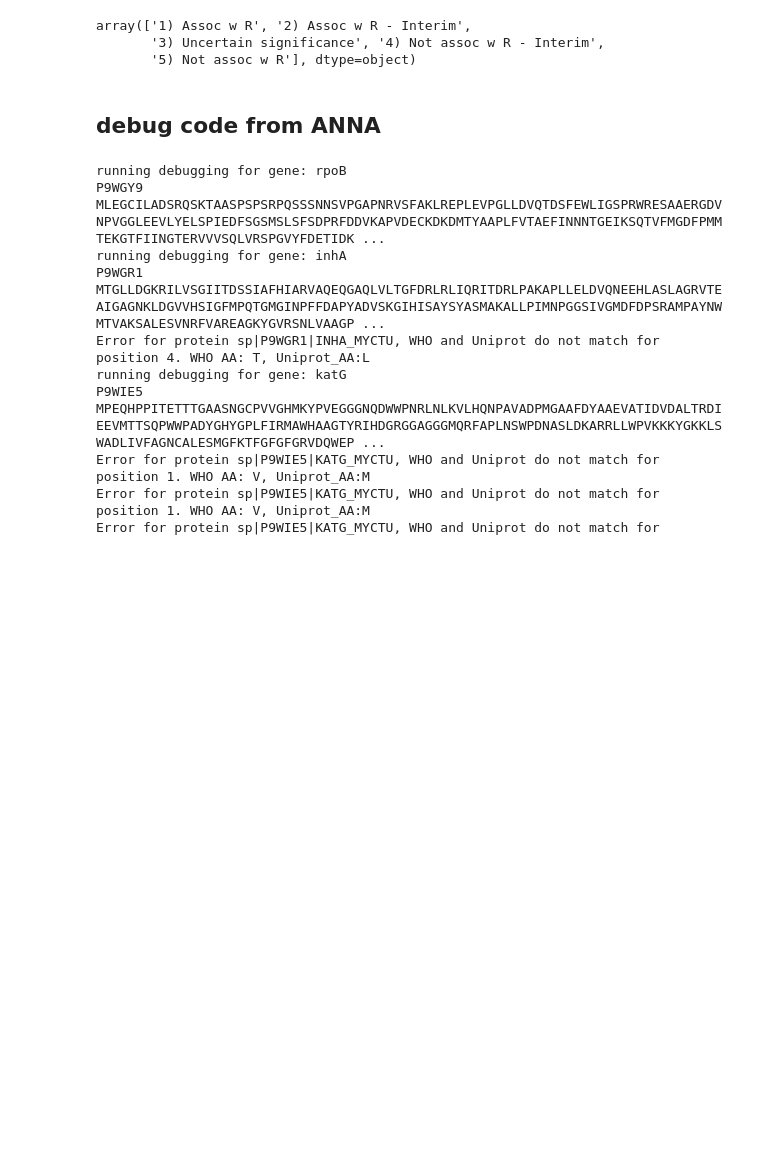
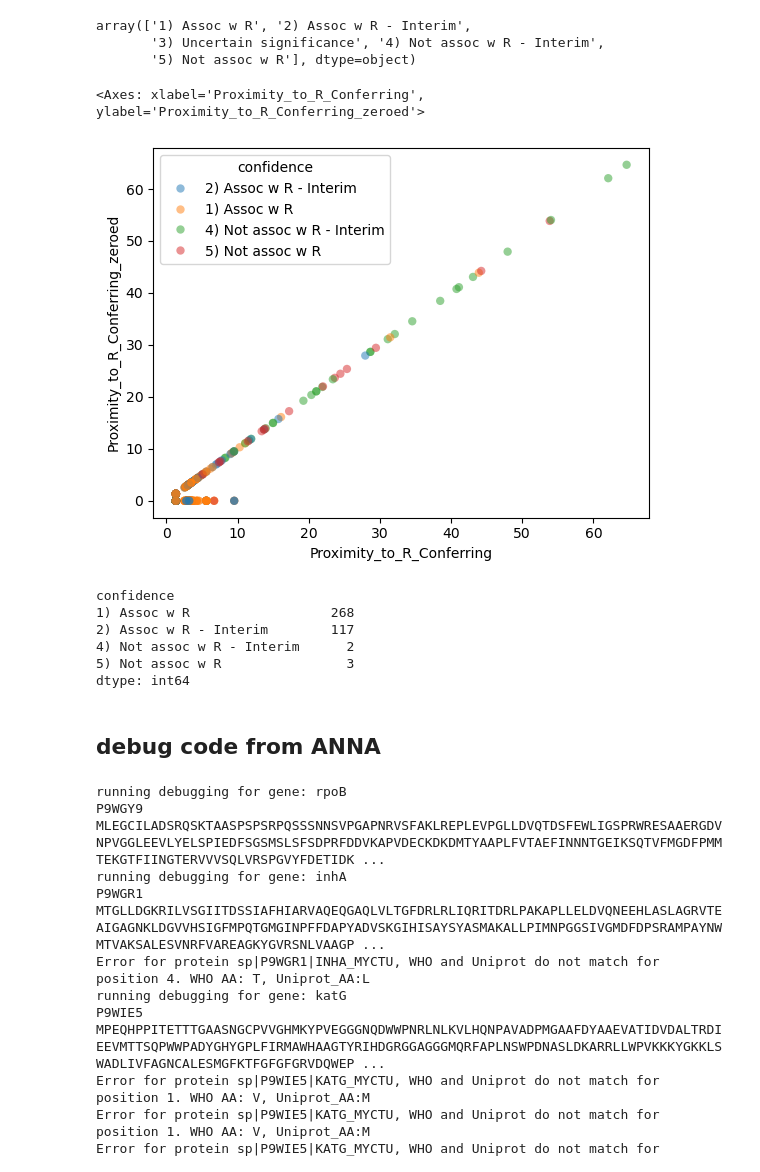
Before and after one commit to aggreen/MTB_Mut_Clust, a Jupyter notebook: scripts/09. clustering_data_preparation_sanjana_data.ipynb, the cells around one changed output. Saved outputs shown, nothing was run; the diff lists cells and outputs as text; code cells hidden in the pictures; blank space fills up the shorter version.

```diff
--- a/scripts/09. clustering_data_preparation_sanjana_data.ipynb
+++ b/scripts/09. clustering_data_preparation_sanjana_data.ipynb
@@ -420,5 +433,26 @@ Skipping G-score merge for FGD1_MYCTU: [Errno 2] No such file or directory: '/pr
 # After the loop, concatenate all the DataFrames in the list into a single large DataFrame
 final_df = pd.concat(all_gene_data, ignore_index=True)
 # %%
-final_df
+final_df["Proximity_to_R_Conferring_zeroed"] = final_df.Proximity_to_R_Conferring
+final_df = final_df.sort_values(["drug", "gene", "position", "confidence"])
+
+for gene, df_indices in final_df.groupby(["gene", "drug"]).groups.items():
+    print(gene)
+
+    df = final_df.loc[df_indices,:]
+
+    for pos, subgroup in df.groupby("position").groups.items():
+        if len(subgroup)==1:
+            continue
+        else:
+            subdf = df.loc[subgroup,:]
+
+            if np.all(subdf.phenotype!='Resistant'):
+                continue
+
+            if (subdf.phenotype=='Resistant').sum()==1:
+                final_df.loc[subgroup[1::],"Proximity_to_R_Conferring_zeroed"] = 0
+            else:
+                final_df.loc[subgroup,"Proximity_to_R_Conferring_zeroed"] = 0
+            print(subdf)
 # %% [output]
@@ -443,6 +481,22 @@ array(['1) Assoc w R', '2) Assoc w R - Interim',
        '5) Not assoc w R'], dtype=object)
 # %%
 final_df.to_csv("../data/new_data/all_proteins_freq_proximity_gscore.csv",index=False)
+# %%
+import seaborn as sns
+
+sns.scatterplot(data = final_df.query("phenotype!='Unknown'"), x="Proximity_to_R_Conferring", y="Proximity_to_R_Conferring_zeroed", hue="confidence", alpha=0.5, linewidth=0)
+# %% [output]
+<Axes: xlabel='Proximity_to_R_Conferring', ylabel='Proximity_to_R_Conferring_zeroed'>
+[figure, added]
+# %%
+final_df.query("phenotype!='Unknown' and Proximity_to_R_Conferring_zeroed==0").groupby("confidence").size()
+# %% [output]
+confidence
+1) Assoc w R                  268
+2) Assoc w R - Interim        117
+4) Not assoc w R - Interim      2
+5) Not assoc w R                3
+dtype: int64
 # %% [markdown]
 ## debug code from ANNA
 # %%
```
Also changed, not shown: parts of 14 cells of this notebook, 4 other files.
